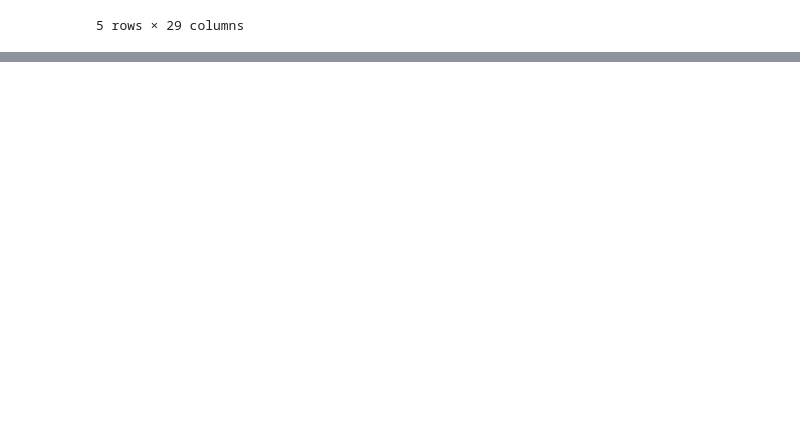
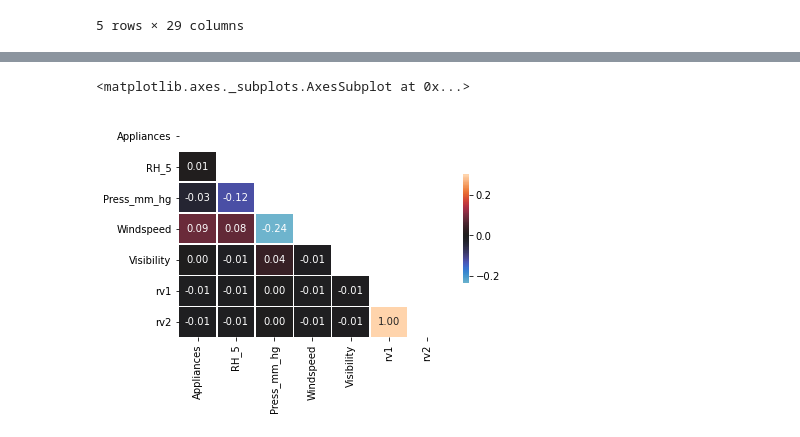
Before and after one commit to omotayo-alade/ham20-internship, a Jupyter notebook: stage2/notebook.ipynb, the cells around one changed output, grey strips where cells are left out. Drawn from its saved outputs; the diff is of its cells as text; code cells hidden in the pictures; blank space fills up the shorter version.

```diff
--- a/stage2/notebook.ipynb
+++ b/stage2/notebook.ipynb
@@ -90,0 +45,7 @@ df.head()
+# %%
+corr = df.corr()
+mask = np.triu(np.ones_like(corr, dtype=np.bool))
+sns.heatmap(corr, mask=mask, annot=True, fmt='.2f', vmax=0.3, center=0, square=False, linewidths=0.5, cbar_kws={'shrink':0.5})
+# %% [output]
+<matplotlib.axes._subplots.AxesSubplot at 0x...>
+[figure, added]
```
Also changed, not shown: parts of 22 cells of this notebook, 1 other file.
